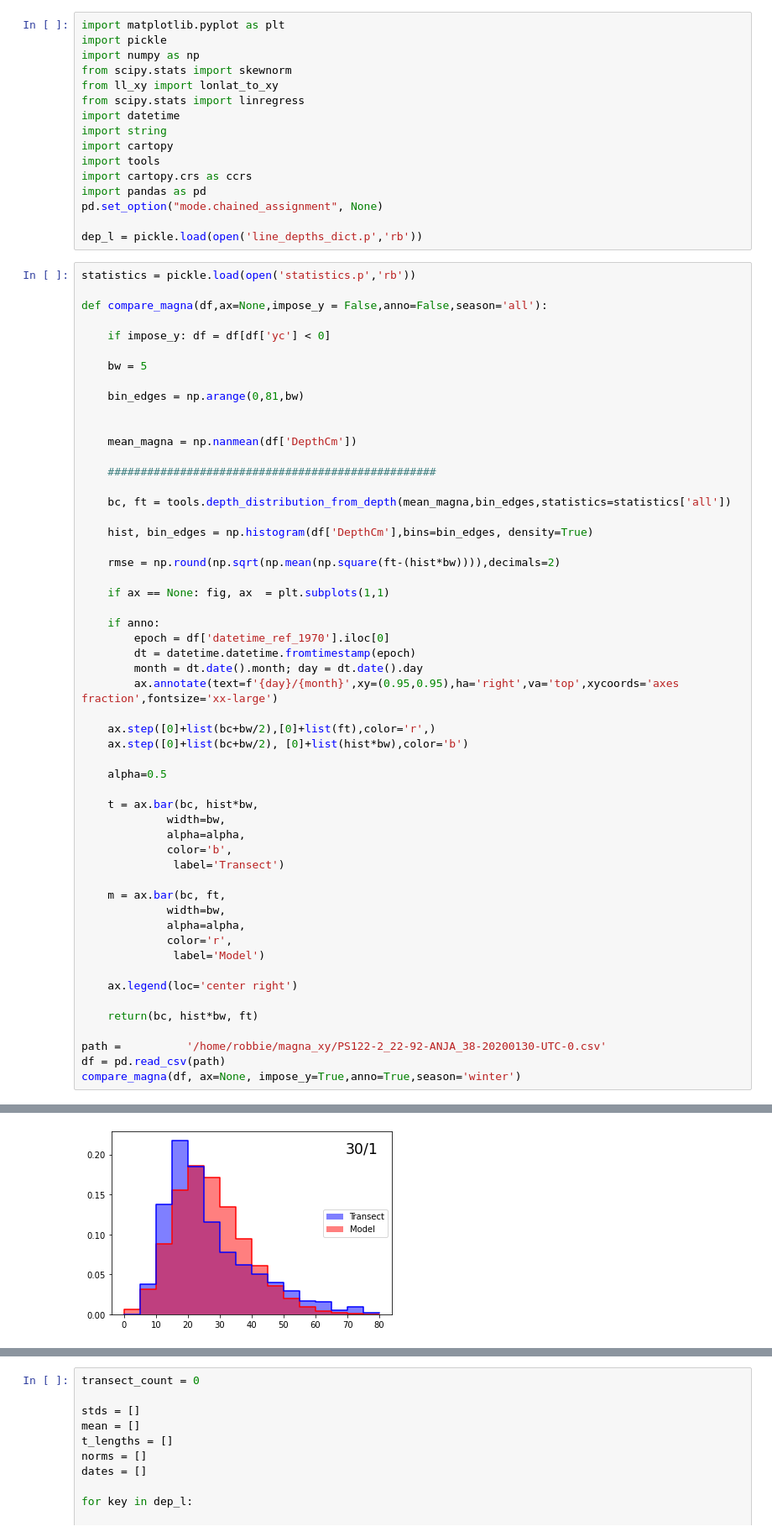
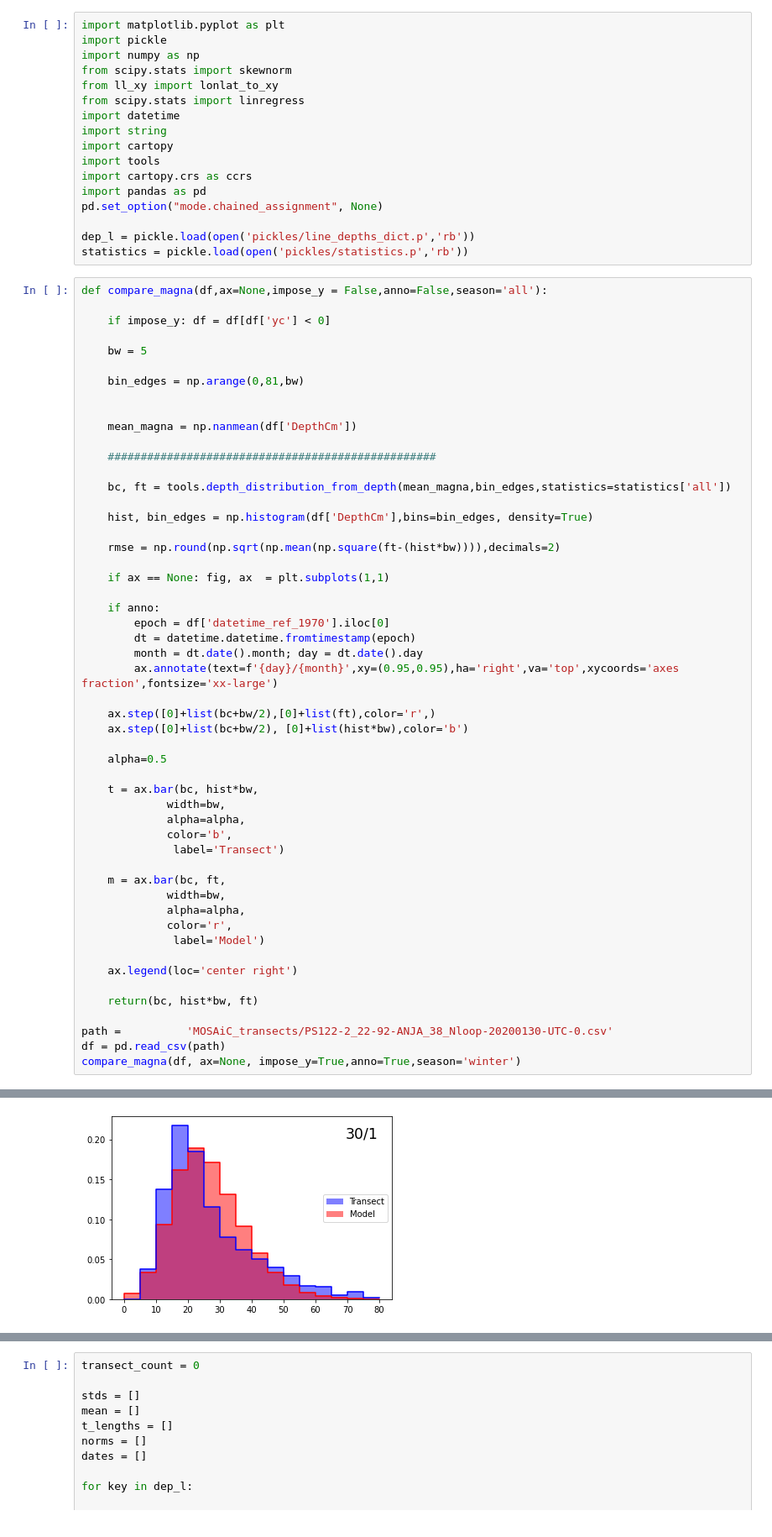
Before and after one commit to robbiemallett/sub_km, a Jupyter notebook: compare_MOSAiC.ipynb, the cells around one changed output, grey strips where cells are left out. Shown: that part at 84% size. Cells and saved outputs as stored; diff of their text form.

```diff
--- a/compare_MOSAiC.ipynb
+++ b/compare_MOSAiC.ipynb
@@ -13,10 +13,9 @@ import cartopy.crs as ccrs
 import pandas as pd
 pd.set_option("mode.chained_assignment", None)
 
-dep_l = pickle.load(open('line_depths_dict.p','rb'))
+dep_l = pickle.load(open('pickles/line_depths_dict.p','rb'))
+statistics = pickle.load(open('pickles/statistics.p','rb'))
 # %%
-statistics = pickle.load(open('statistics.p','rb'))
-
 def compare_magna(df,ax=None,impose_y = False,anno=False,season='all'):
 
     if impose_y: df = df[df['yc'] < 0]
@@ -65,7 +64,7 @@ def compare_magna(df,ax=None,impose_y = False,anno=False,season='all'):
 
     return(bc, hist*bw, ft)
 
-path =          '/home/robbie/magna_xy/PS122-2_22-92-ANJA_38-20200130-UTC-0.csv'
+path =          'MOSAiC_transects/PS122-2_22-92-ANJA_38_Nloop-20200130-UTC-0.csv'
 df = pd.read_csv(path)
 compare_magna(df, ax=None, impose_y=True,anno=True,season='winter')
 # %% [output]
@@ -82,4 +81,4 @@ compare_magna(df, ax=None, impose_y=True,anno=True,season='winter')
-[figure, old version]
+[figure, new version]
 # %%
 MOSAiC_dir = 'MOSAiC_transects'
 
```
Also changed, not shown: parts of 5 cells of this notebook, 12 other files.
